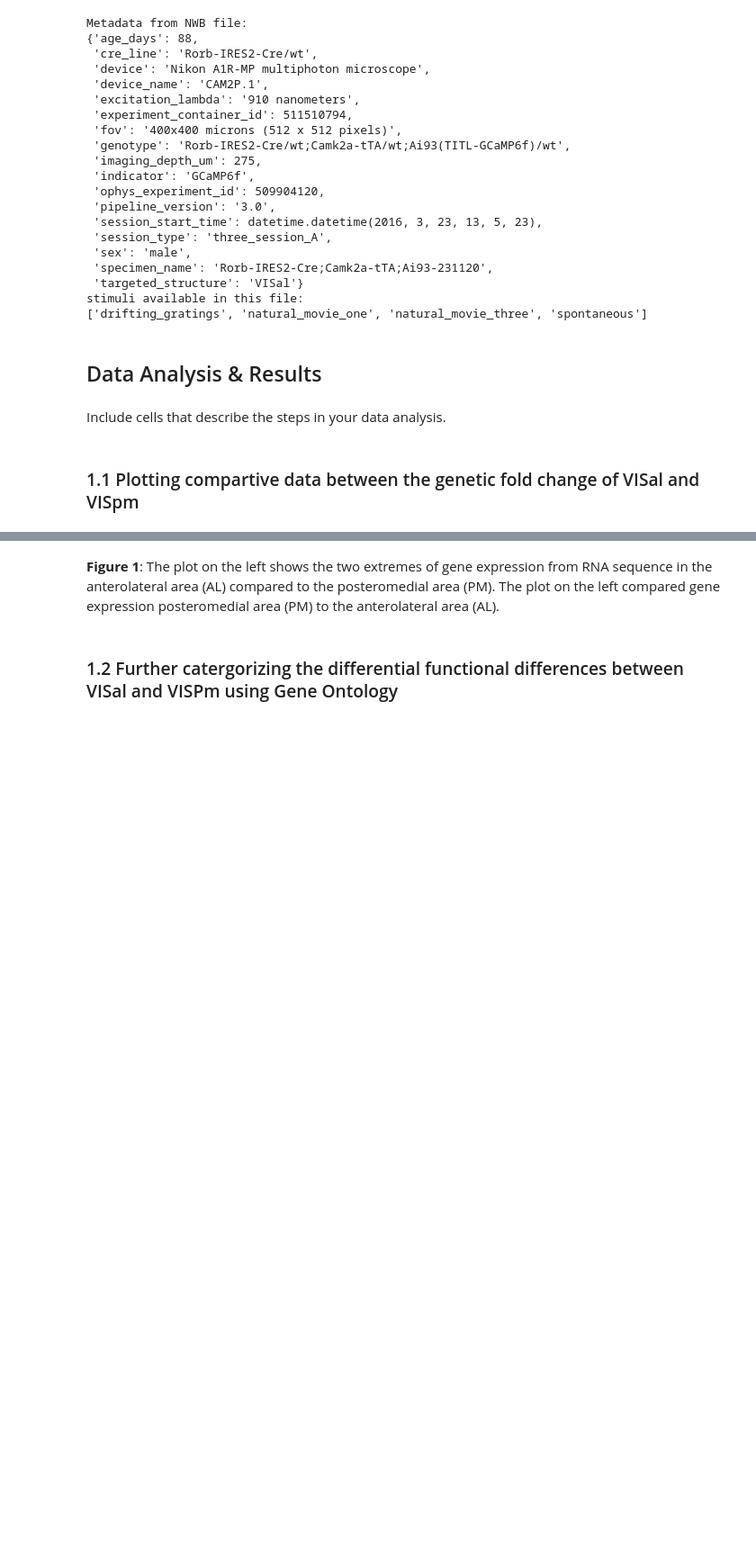
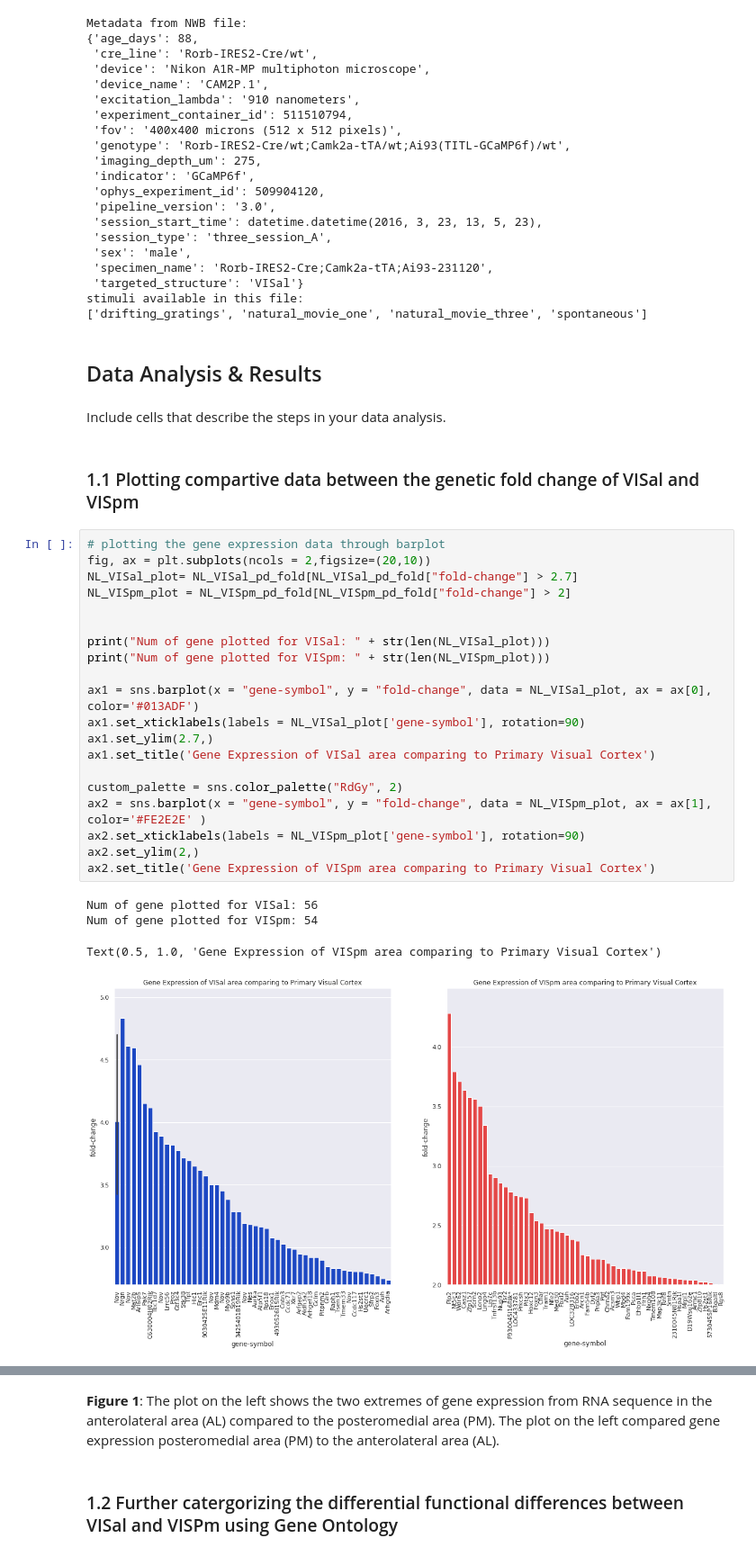
Before and after one commit to tthd0214/CellTypeProject, a Jupyter notebook: FinalProject/BIPN 162 Final Project Group 8.ipynb, the cells around one changed output, grey strips where cells are left out. Shown at 90% size. Saved outputs shown, nothing was run; the diff lists cells and outputs as text; blank space fills up the shorter version.

```diff
--- a/FinalProject/BIPN 162 Final Project Group 8.ipynb
+++ b/FinalProject/BIPN 162 Final Project Group 8.ipynb
@@ -364,6 +373,31 @@ stimuli available in this file:
 Include cells that describe the steps in your data analysis.
 # %% [markdown]
 ### 1.1 Plotting compartive data between the genetic fold change of VISal and VISpm
+# %%
+# plotting the gene expression data through barplot
+fig, ax = plt.subplots(ncols = 2,figsize=(20,10))
+NL_VISal_plot= NL_VISal_pd_fold[NL_VISal_pd_fold["fold-change"] > 2.7]
+NL_VISpm_plot = NL_VISpm_pd_fold[NL_VISpm_pd_fold["fold-change"] > 2]
+
+
+print("Num of gene plotted for VISal: " + str(len(NL_VISal_plot)))
+print("Num of gene plotted for VISpm: " + str(len(NL_VISpm_plot)))
+
+ax1 = sns.barplot(x = "gene-symbol", y = "fold-change", data = NL_VISal_plot, ax = ax[0], color='#013ADF')
+ax1.set_xticklabels(labels = NL_VISal_plot['gene-symbol'], rotation=90)
+ax1.set_ylim(2.7,)
+ax1.set_title('Gene Expression of VISal area comparing to Primary Visual Cortex')
+
+custom_palette = sns.color_palette("RdGy", 2)
+ax2 = sns.barplot(x = "gene-symbol", y = "fold-change", data = NL_VISpm_plot, ax = ax[1], color='#FE2E2E' )
+ax2.set_xticklabels(labels = NL_VISpm_plot['gene-symbol'], rotation=90)
+ax2.set_ylim(2,)
+ax2.set_title('Gene Expression of VISpm area comparing to Primary Visual Cortex')
+# %% [output]
+Num of gene plotted for VISal: 56
+Num of gene plotted for VISpm: 54
+Text(0.5, 1.0, 'Gene Expression of VISpm area comparing to Primary Visual Cortex')
+[figure, added]
 # %%
 # plotting the gene expression data through barplot
 fig, ax = plt.subplots(ncols = 2,figsize=(20,10))
```
Also changed, not shown: parts of 3 cells of this notebook, 1 other file.
